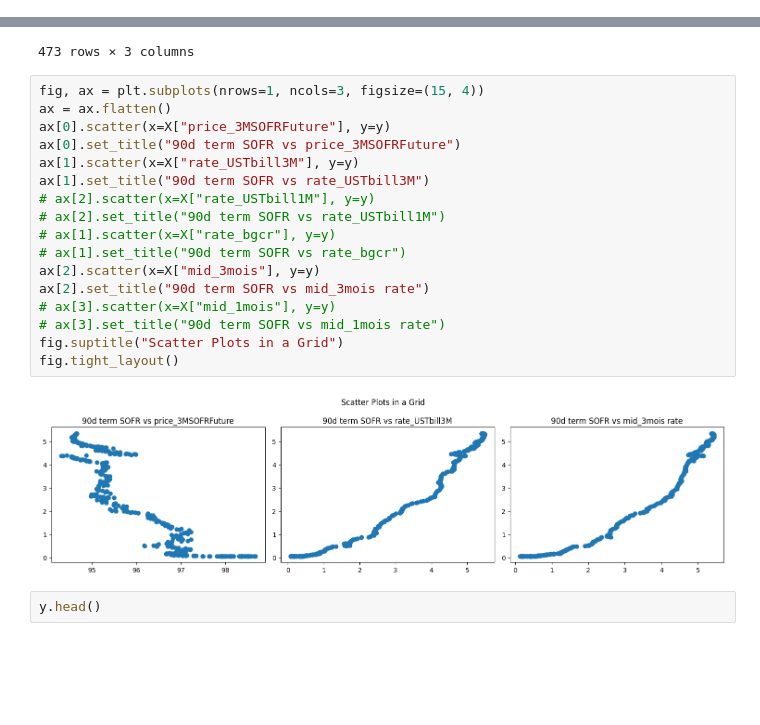
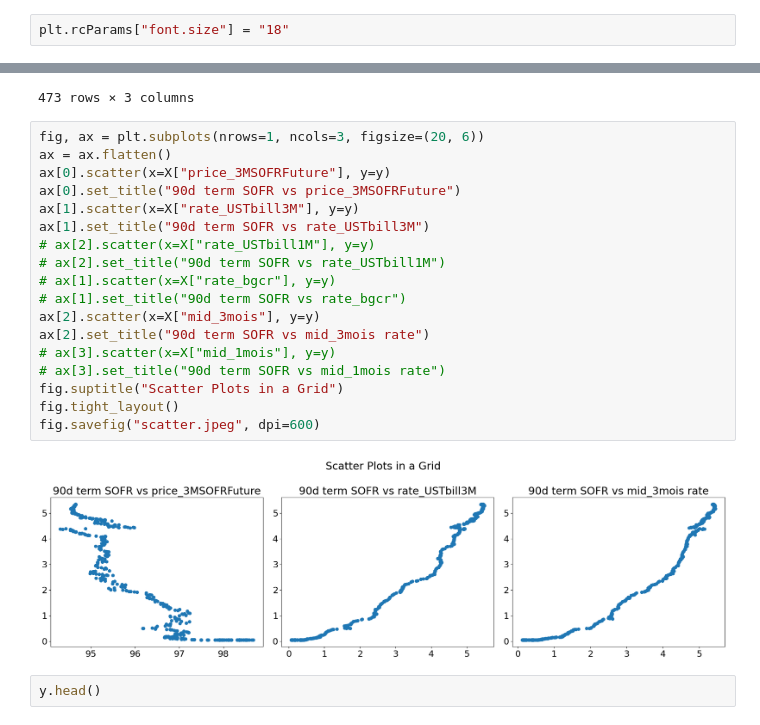
Before and after one commit to kilowiski/qf634_proj, a Jupyter notebook: code/634_fixfeature.ipynb, the cells around one changed output, grey strips where cells are left out. Drawn from its saved outputs; the diff is of its cells as text; blank space fills up the shorter version.

```diff
--- a/code/634_fixfeature.ipynb
+++ b/code/634_fixfeature.ipynb
@@ -248,5 +248,7 @@ x_1mois
 | 2023-11-22 | 5.3530 |
 | 2023-11-23 | 5.3545 |
 1516 rows × 1 columns
+# %%
+plt.rcParams["font.size"] = "18"
 # %%
 fig, ax1 = plt.subplots(figsize=(15, 10))
@@ -477,24 +505,25 @@ X
 | 2023-11-22 | 94.6500 | 5.3856 | 5.4046 |
 473 rows × 3 columns
 # %%
-fig, ax = plt.subplots(nrows=1, ncols=3, figsize=(15, 4))
+fig, ax = plt.subplots(nrows=1, ncols=3, figsize=(20, 6))
 ax = ax.flatten()
 ax[0].scatter(x=X["price_3MSOFRFuture"], y=y)
 ax[0].set_title("90d term SOFR vs price_3MSOFRFuture")
 ax[1].scatter(x=X["rate_USTbill3M"], y=y)
 ax[1].set_title("90d term SOFR vs rate_USTbill3M")
 # ax[2].scatter(x=X["rate_USTbill1M"], y=y)
 # ax[2].set_title("90d term SOFR vs rate_USTbill1M")
 # ax[1].scatter(x=X["rate_bgcr"], y=y)
 # ax[1].set_title("90d term SOFR vs rate_bgcr")
 ax[2].scatter(x=X["mid_3mois"], y=y)
 ax[2].set_title("90d term SOFR vs mid_3mois rate")
 # ax[3].scatter(x=X["mid_1mois"], y=y)
 # ax[3].set_title("90d term SOFR vs mid_1mois rate")
 fig.suptitle("Scatter Plots in a Grid")
 fig.tight_layout()
+fig.savefig("scatter.jpeg", dpi=600)
 # %% [output]
-[figure, old version]
+[figure, new version]
 # %%
 y.head()
 # %% [output]
```
Also changed, not shown: parts of 13 cells of this notebook.
